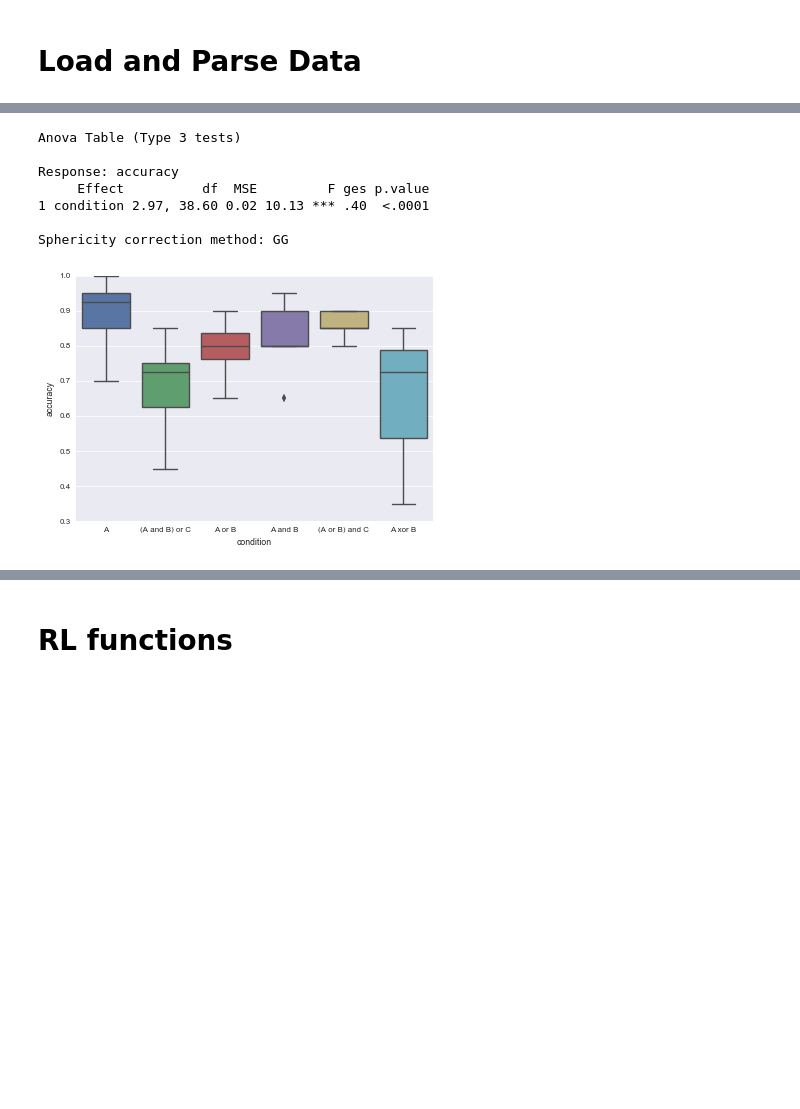
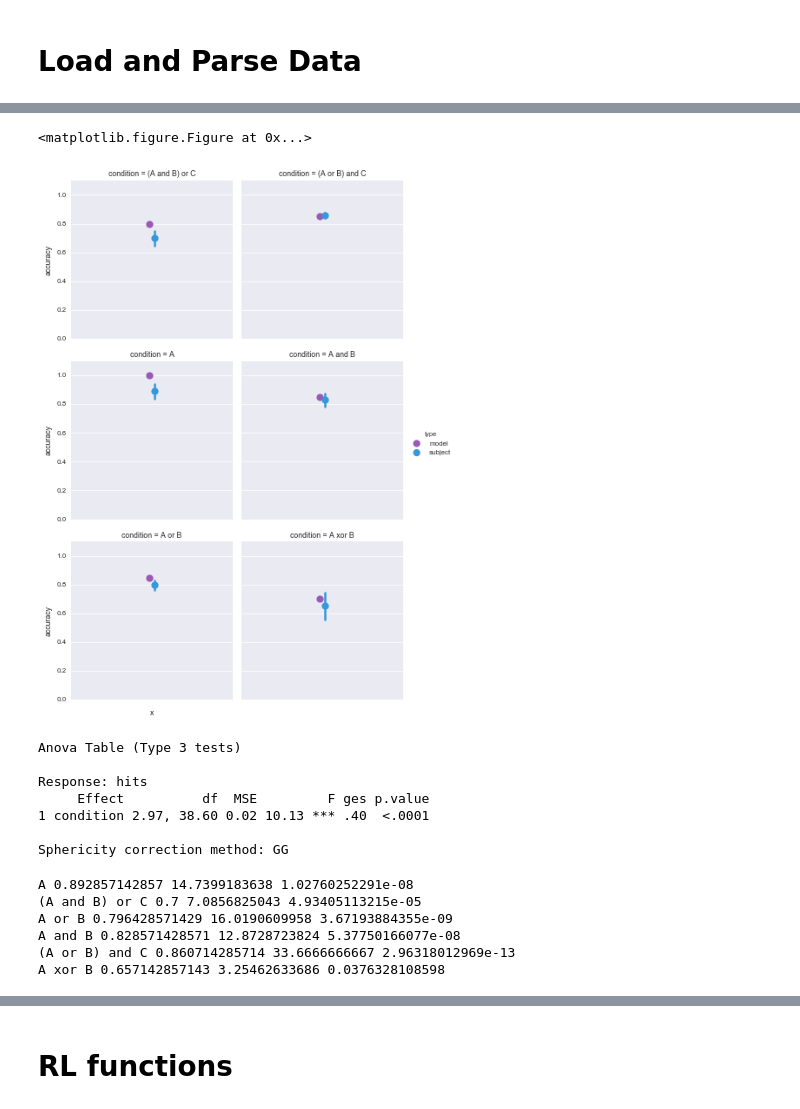
Before and after one commit to iancballard/rule_learning, a Jupyter notebook: analyze_behavior-clean.ipynb, the cells around one changed output, grey strips where cells are left out. Saved outputs shown, nothing was run; the diff lists cells and outputs as text; code cells hidden in the pictures; blank space fills up the shorter version.

```diff
--- a/analyze_behavior-clean.ipynb
+++ b/analyze_behavior-clean.ipynb
@@ -123,21 +157,25 @@ plt.savefig(home_dir + '/figures/model_fits.png',dpi=600)
+# %%
+plt.figure(figsize=(6, 8))
+fig_df = df2.groupby(['type','condition','sub']).mean().reset_index()
+
+fig_df['x'] = ''
+g = sns.factorplot(y="accuracy",hue = 'type',x = 'x',unit = 'sub',
+               col = 'condition', data = fig_df,size = 3,
+               join = False, col_wrap = 2,
+                dodge = .03,
+              palette = sns.color_palette(flatui))
+g.set(ylim=(0, 1.1))
+plt.ylabel('')
+plt.xlabel('')
+plt.savefig(home_dir + '/figures/revision/average_model_fits.svg',dpi=600)
+# %% [output]
+<matplotlib.figure.Figure at 0x...>
+[figure, added]
 # %%
 #get accuracy
-acc = df.groupby(['condition','sub']).mean()['hits']
-acc = acc.unstack(level=0)
-
-acc_df = {'sub':[],'accuracy':[],'condition':[]}
-for sub in sub_list:
-    for cond in set(df['condition']):
-        acc_df['sub'].append(sub)
-        acc_df['condition'].append(cond)
-        acc_df['accuracy'].append(acc[cond][sub])
-acc_df = pd.DataFrame(acc_df)
-sns.boxplot(x='condition',y='accuracy',data = acc_df)
-plt.savefig('../figures/acc.png',dpi=300)
-
-
-model = afex.aov_ez('sub', 'accuracy', data = acc_df, within='condition')
-print model
+acc = df.groupby(['condition','sub']).mean()['hits'].reset_index()
+model = afex.aov_ez('sub', 'hits', data = acc, within='condition')
+print (model)
 # acc_df
 lsm  = importr('lsmeans')
 pairwise = lsm.lsmeans(model, "condition", contr="pairwise", adjust="holm")
@@ -145,9 +183,22 @@ pairwise = lsm.lsmeans(model, "condition", contr="pairwise", adjust="holm")
 # %% [output]
 Anova Table (Type 3 tests)
 
-Response: accuracy
+Response: hits
      Effect          df  MSE         F ges p.value
 1 condition 2.97, 38.60 0.02 10.13 *** .40  <.0001
 
 Sphericity correction method: GG
-[figure, removed]
+# %%
+#print accuracy of each model
+acc_df = acc.set_index('condition')
+for cond in set(acc_df.index):
+    a = acc_df.loc[cond]['hits']
+    t, p = scipy.stats.ttest_1samp(a,.5)
+    print cond, np.mean(a), t, p*6
+# %% [output]
+A 0.892857142857 14.7399183638 1.02760252291e-08
+(A and B) or C 0.7 7.0856825043 4.93405113215e-05
+A or B 0.796428571429 16.0190609958 3.67193884355e-09
+A and B 0.828571428571 12.8728723824 5.37750166077e-08
+(A or B) and C 0.860714285714 33.6666666667 2.96318012969e-13
+A xor B 0.657142857143 3.25462633686 0.0376328108598
```
Also changed, not shown: parts of 39 cells of this notebook.
